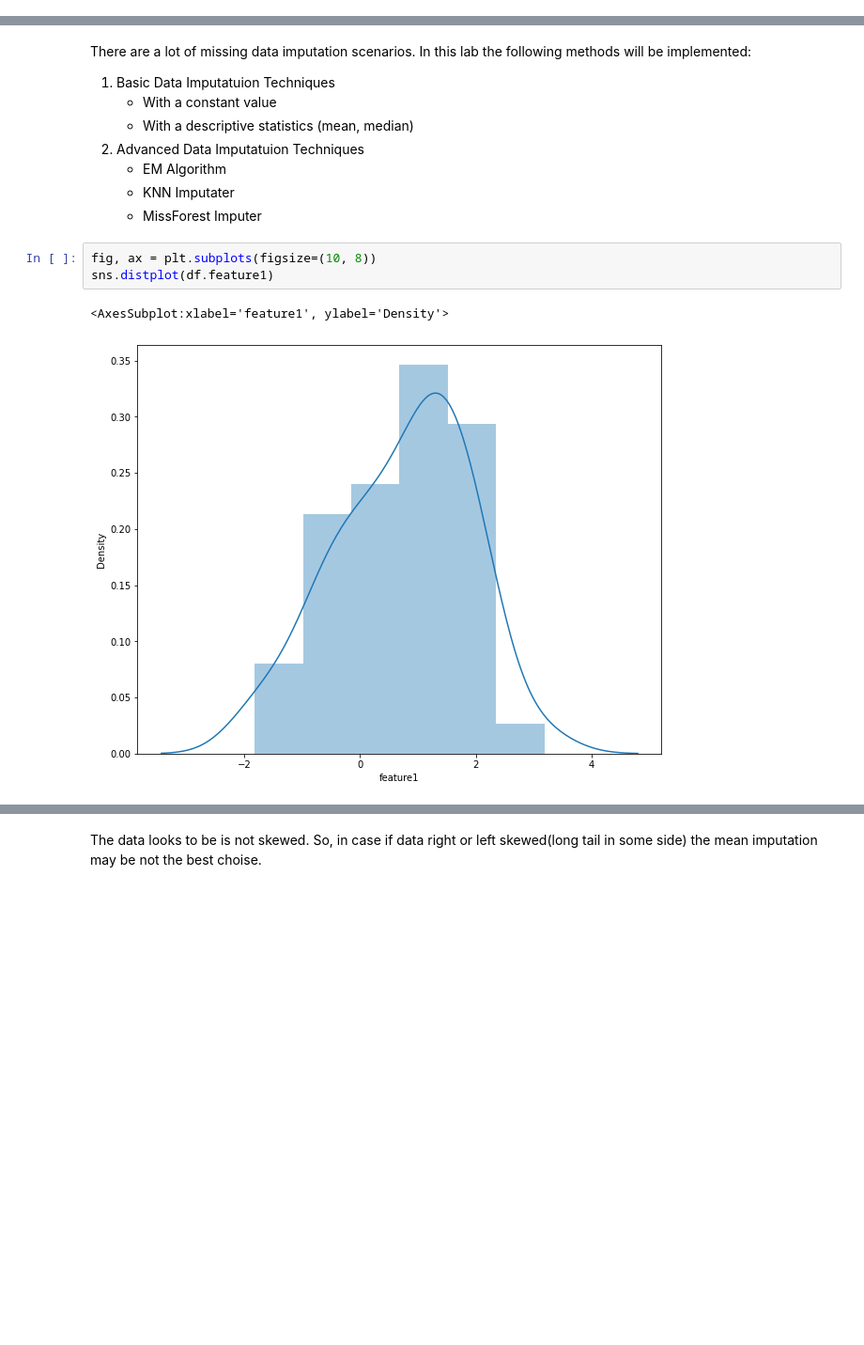
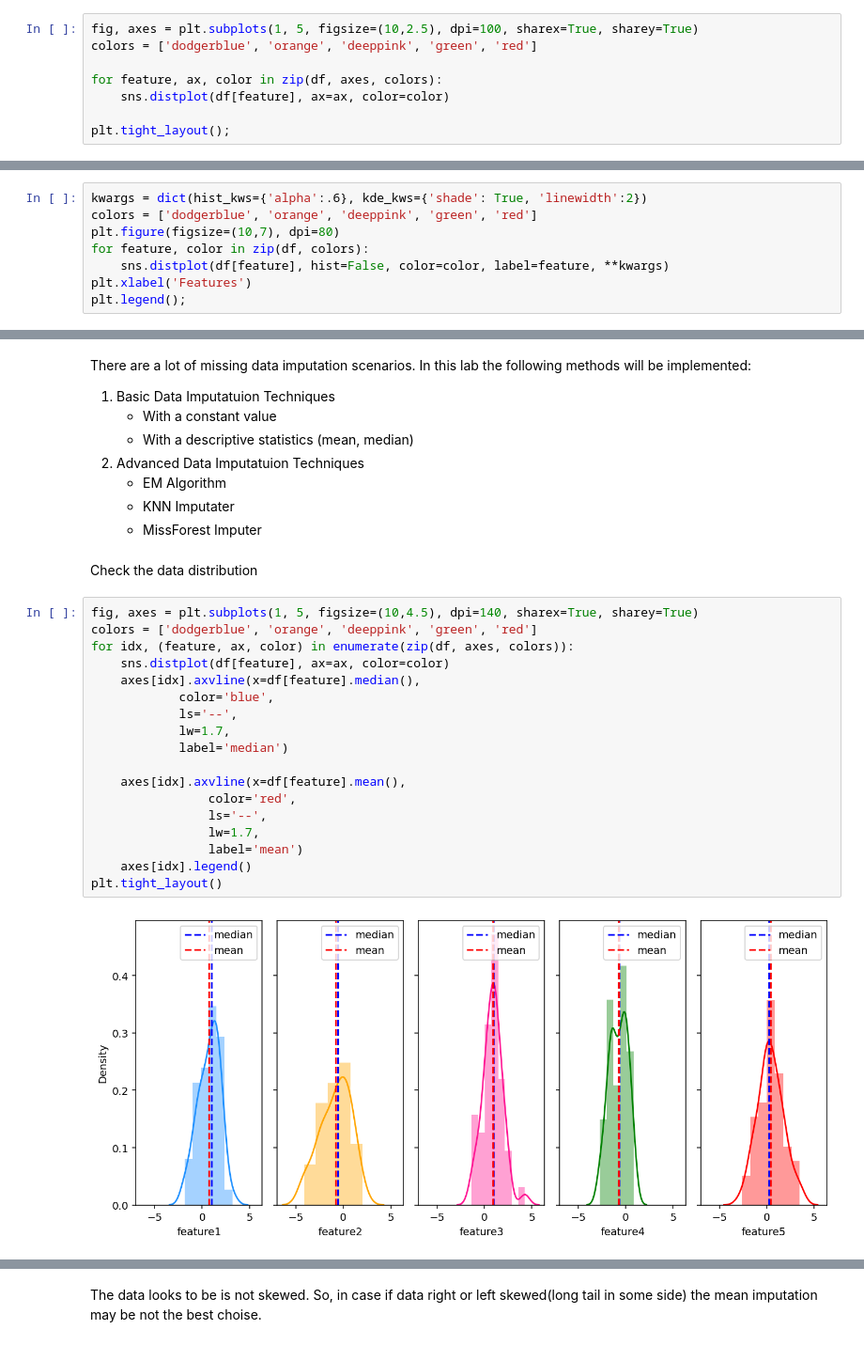
Before and after one commit to HSEDataAnalysis/LAB1_EDA, a Jupyter notebook: main.ipynb, the cells around one changed output, grey strips where cells are left out. Shown: that part at 94% size. Saved outputs shown, nothing was run; the diff lists cells and outputs as text; blank space fills up the shorter version.

Commit message:
visualization for isolation forrest

```diff
--- a/main.ipynb
+++ b/main.ipynb
@@ -22,0 +80,8 @@ df.head()
+# %%
+fig, axes = plt.subplots(1, 5, figsize=(10,2.5), dpi=100, sharex=True, sharey=True)
+colors = ['dodgerblue', 'orange', 'deeppink', 'green', 'red']
+
+for feature, ax, color in zip(df, axes, colors):
+    sns.distplot(df[feature], ax=ax, color=color)
+
+plt.tight_layout();
@@ -22,0 +90,8 @@ df.head()
+# %%
+kwargs = dict(hist_kws={'alpha':.6}, kde_kws={'shade': True, 'linewidth':2})
+colors = ['dodgerblue', 'orange', 'deeppink', 'green', 'red']
+plt.figure(figsize=(10,7), dpi=80)
+for feature, color in zip(df, colors):
+    sns.distplot(df[feature], hist=False, color=color, label=feature, **kwargs)
+plt.xlabel('Features')
+plt.legend();
@@ -115,9 +202,25 @@ There are a lot of missing data imputation scenarios. In this lab the following
     - EM Algorithm
     - KNN Imputater
     - MissForest Imputer
+# %% [markdown]
+Check the data distribution
 # %%
-fig, ax = plt.subplots(figsize=(10, 8))
-sns.distplot(df.feature1)
+fig, axes = plt.subplots(1, 5, figsize=(10,4.5), dpi=140, sharex=True, sharey=True)
+colors = ['dodgerblue', 'orange', 'deeppink', 'green', 'red']
+for idx, (feature, ax, color) in enumerate(zip(df, axes, colors)):
+    sns.distplot(df[feature], ax=ax, color=color)
+    axes[idx].axvline(x=df[feature].median(),
+            color='blue',
+            ls='--',
+            lw=1.7,
+            label='median')
+
+    axes[idx].axvline(x=df[feature].mean(),
+                color='red',
+                ls='--',
+                lw=1.7,
+                label='mean')
+    axes[idx].legend()
+plt.tight_layout()
 # %% [output]
-<AxesSubplot:xlabel='feature1', ylabel='Density'>
-[figure, old version]
+[figure, new version]
```
Also changed, not shown: parts of 43 cells of this notebook.
